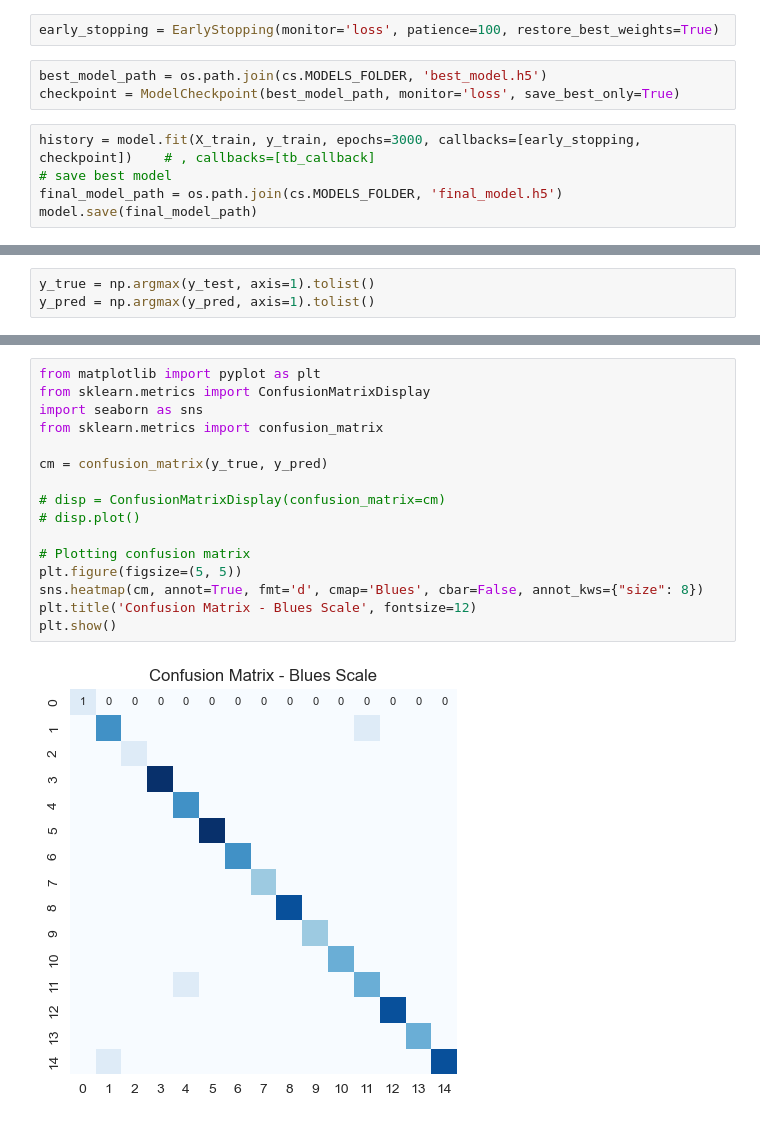
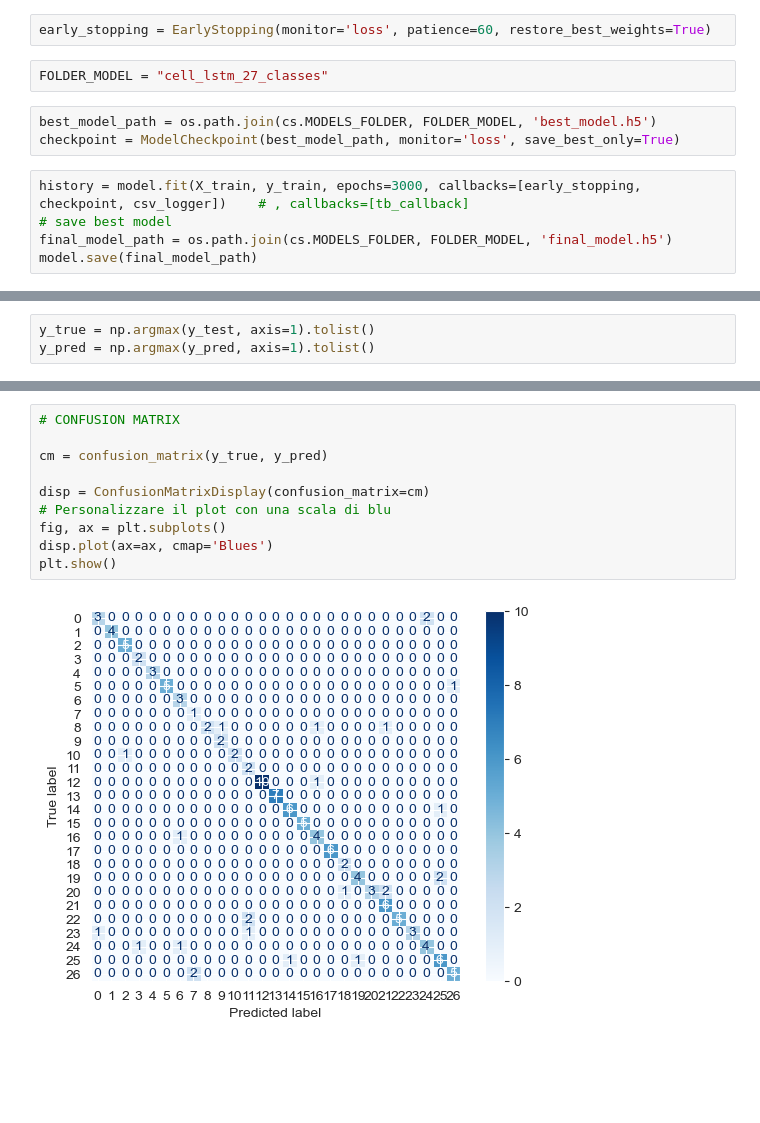
Before and after one commit to Felp4to/ASL_Detenction, a Jupyter notebook: training_and_testing.ipynb, the cells around one changed output, grey strips where cells are left out. Saved outputs shown, nothing was run; the diff lists cells and outputs as text; blank space fills up the shorter version.

Commit message:
Confusion Matrix update

```diff
--- a/training_and_testing.ipynb
+++ b/training_and_testing.ipynb
@@ -197,14 +243,16 @@ np_actions[np.argmax(res)]
 # %%
 model.compile(optimizer='Adam', loss='categorical_crossentropy', metrics=['categorical_accuracy'])
 # %%
-early_stopping = EarlyStopping(monitor='loss', patience=100, restore_best_weights=True)
+early_stopping = EarlyStopping(monitor='loss', patience=60, restore_best_weights=True)
+# %%
+FOLDER_MODEL = "cell_lstm_27_classes"
 # %%
-best_model_path = os.path.join(cs.MODELS_FOLDER, 'best_model.h5')
+best_model_path = os.path.join(cs.MODELS_FOLDER, FOLDER_MODEL, 'best_model.h5')
 checkpoint = ModelCheckpoint(best_model_path, monitor='loss', save_best_only=True)
 # %%
-history = model.fit(X_train, y_train, epochs=3000, callbacks=[early_stopping, checkpoint])    # , callbacks=[tb_callback]
+history = model.fit(X_train, y_train, epochs=3000, callbacks=[early_stopping, checkpoint, csv_logger])    # , callbacks=[tb_callback]
 # save best model
-final_model_path = os.path.join(cs.MODELS_FOLDER, 'final_model.h5')
+final_model_path = os.path.join(cs.MODELS_FOLDER, FOLDER_MODEL, 'final_model.h5')
 model.save(final_model_path)
 # %% [output]
 Epoch 1/3000
@@ -263,21 +332,15 @@ len(y_true)
 # %%
-from matplotlib import pyplot as plt
-from sklearn.metrics import ConfusionMatrixDisplay
-import seaborn as sns
-from sklearn.metrics import confusion_matrix
+# CONFUSION MATRIX
 
 cm = confusion_matrix(y_true, y_pred)
 
-# disp = ConfusionMatrixDisplay(confusion_matrix=cm)
-# disp.plot()
-
-# Plotting confusion matrix
-plt.figure(figsize=(5, 5))
-sns.heatmap(cm, annot=True, fmt='d', cmap='Blues', cbar=False, annot_kws={"size": 8})
-plt.title('Confusion Matrix - Blues Scale', fontsize=12)
+disp = ConfusionMatrixDisplay(confusion_matrix=cm)
+# Personalizzare il plot con una scala di blu
+fig, ax = plt.subplots()
+disp.plot(ax=ax, cmap='Blues')
 plt.show()
 # %% [output]
-[figure, old version]
+[figure, new version]
 # %%
 accuracy_score(y_true, y_pred)
 # %% [output]
```
Also changed, not shown: parts of 27 cells of this notebook, 7 other files.
